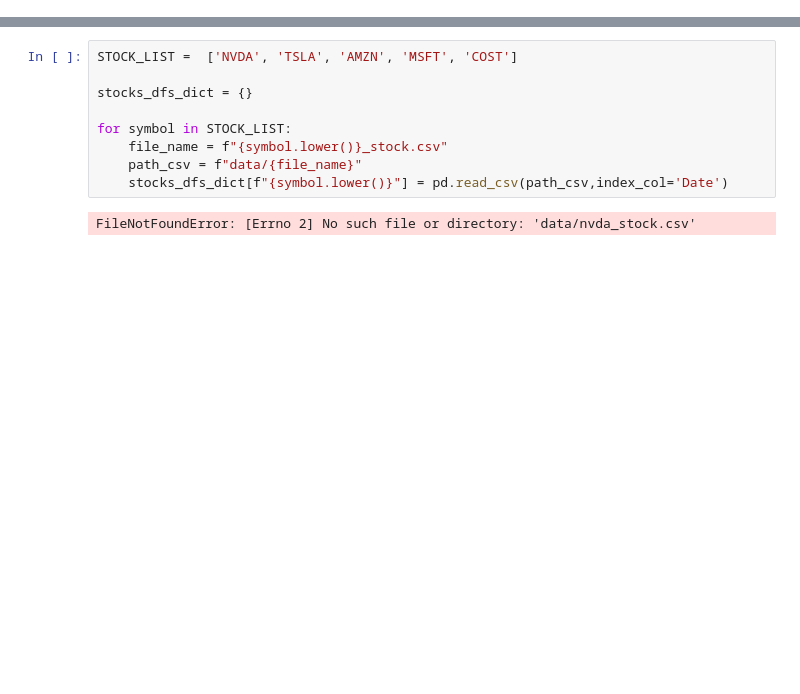
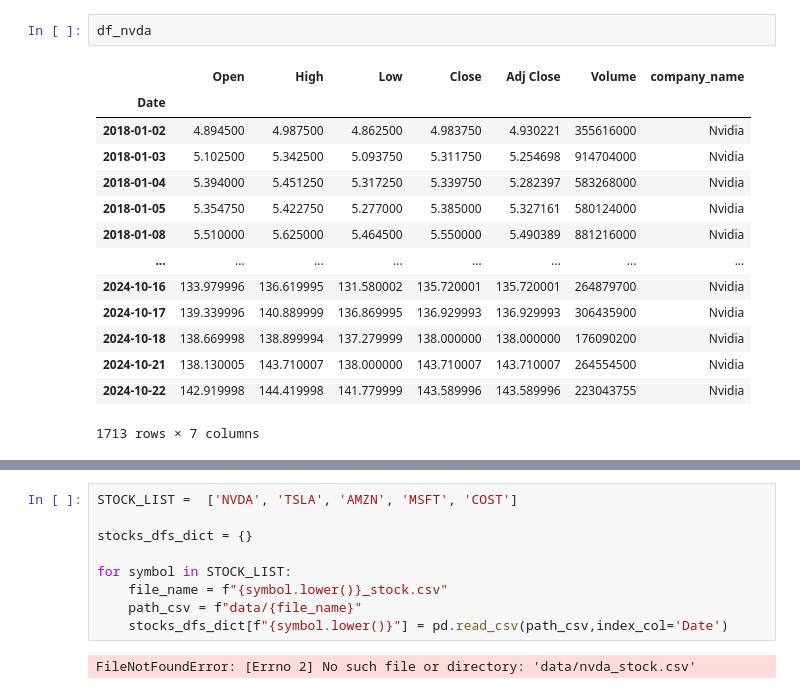
Before and after one commit to neochara/Stock-Watch, a Jupyter notebook: notebooks/data_analysis.ipynb, the cells around one changed output, grey strips where cells are left out. Saved outputs shown, nothing was run; the diff lists cells and outputs as text; blank space fills up the shorter version.

```diff
--- a/notebooks/data_analysis.ipynb
+++ b/notebooks/data_analysis.ipynb
@@ -39,3 +40,20 @@ Date
+# %%
+df_nvda
+# %% [output]
+|  | Open | High | Low | Close | Adj Close | Volume | company_name |
+| Date |  |  |  |  |  |  |  |
+| 2018-01-02 | 4.894500 | 4.987500 | 4.862500 | 4.983750 | 4.930221 | 355616000 | Nvidia |
+| 2018-01-03 | 5.102500 | 5.342500 | 5.093750 | 5.311750 | 5.254698 | 914704000 | Nvidia |
+| 2018-01-04 | 5.394000 | 5.451250 | 5.317250 | 5.339750 | 5.282397 | 583268000 | Nvidia |
+| 2018-01-05 | 5.354750 | 5.422750 | 5.277000 | 5.385000 | 5.327161 | 580124000 | Nvidia |
+| 2018-01-08 | 5.510000 | 5.625000 | 5.464500 | 5.550000 | 5.490389 | 881216000 | Nvidia |
+| ... | ... | ... | ... | ... | ... | ... | ... |
+| 2024-10-16 | 133.979996 | 136.619995 | 131.580002 | 135.720001 | 135.720001 | 264879700 | Nvidia |
+| 2024-10-17 | 139.339996 | 140.889999 | 136.869995 | 136.929993 | 136.929993 | 306435900 | Nvidia |
+| 2024-10-18 | 138.669998 | 138.899994 | 137.279999 | 138.000000 | 138.000000 | 176090200 | Nvidia |
+| 2024-10-21 | 138.130005 | 143.710007 | 138.000000 | 143.710007 | 143.710007 | 264554500 | Nvidia |
+| 2024-10-22 | 142.919998 | 144.419998 | 141.779999 | 143.589996 | 143.589996 | 223043755 | Nvidia |
+1713 rows × 7 columns
 # %%
 print(type(df_all))
 print(type(df_nvda))
```
Also changed, not shown: parts of 5 cells of this notebook, 3 other files.
